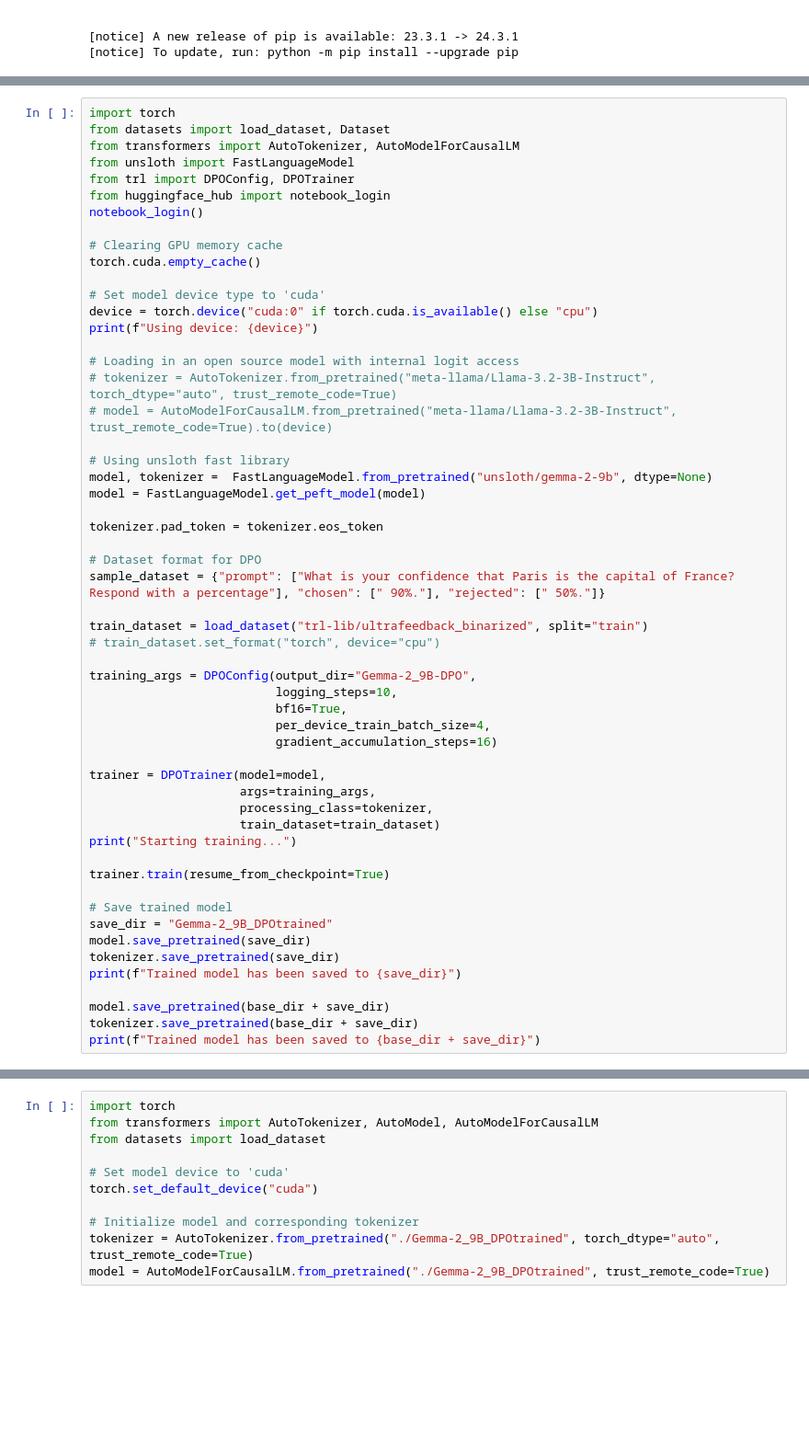
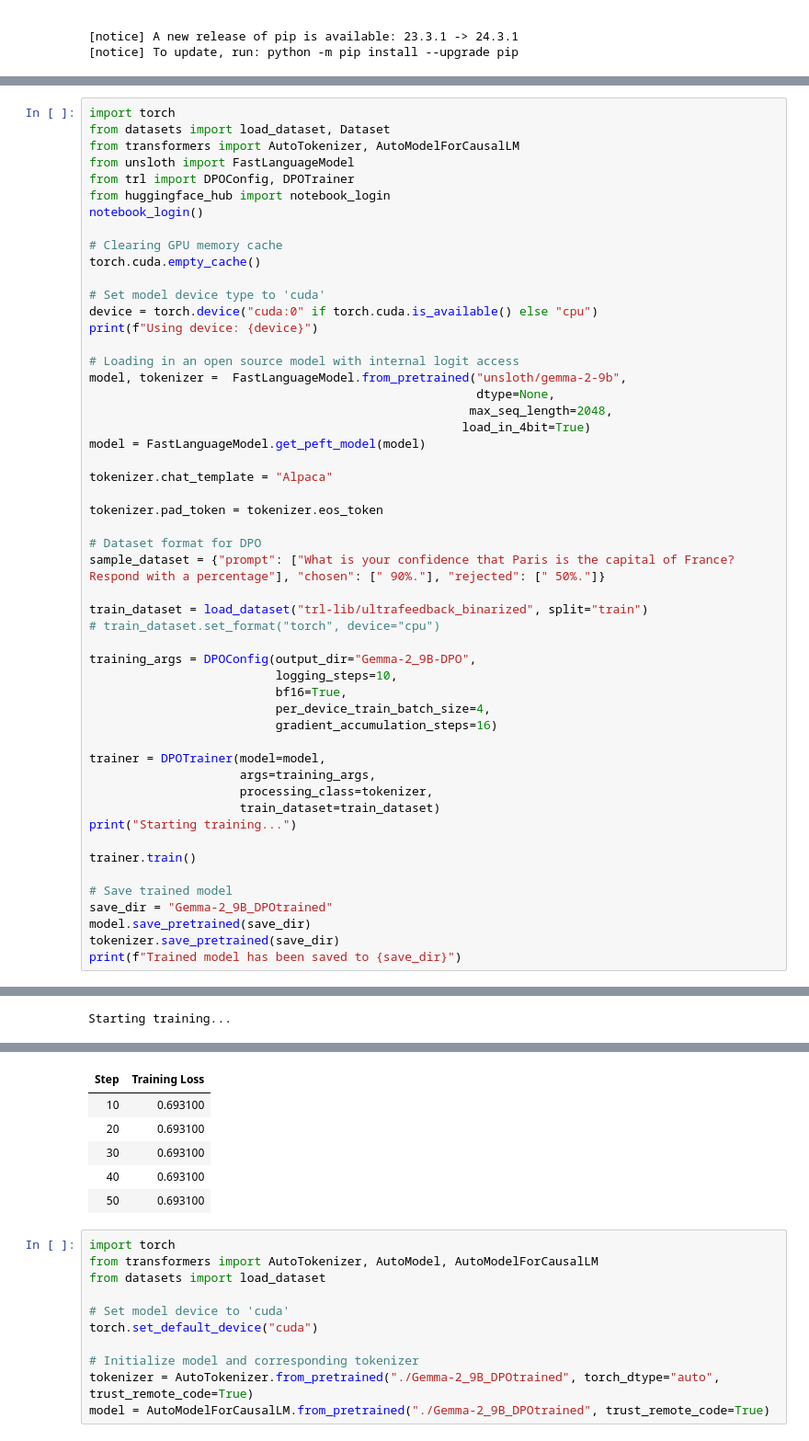
Before and after one commit to Treasure-Mayowa/DCA-Training, a Jupyter notebook: Gemma2_DPO_Trainer.ipynb, the cells around one changed output, grey strips where cells are left out. Shown at 92% size. Drawn from its saved outputs; the diff is of its cells as text; blank space fills up the shorter version.

```diff
--- a/Gemma2_DPO_Trainer.ipynb
+++ b/Gemma2_DPO_Trainer.ipynb
@@ -64,12 +66,13 @@ device = torch.device("cuda:0" if torch.cuda.is_available() else "cpu")
 print(f"Using device: {device}")
 
 # Loading in an open source model with internal logit access
-# tokenizer = AutoTokenizer.from_pretrained("meta-llama/Llama-3.2-3B-Instruct", torch_dtype="auto", trust_remote_code=True)
-# model = AutoModelForCausalLM.from_pretrained("meta-llama/Llama-3.2-3B-Instruct", trust_remote_code=True).to(device)
+model, tokenizer =  FastLanguageModel.from_pretrained("unsloth/gemma-2-9b",
+                                                      dtype=None,
+                                                     max_seq_length=2048,
+                                                    load_in_4bit=True)
+model = FastLanguageModel.get_peft_model(model)
 
-# Using unsloth fast library
-model, tokenizer =  FastLanguageModel.from_pretrained("unsloth/gemma-2-9b", dtype=None)
-model = FastLanguageModel.get_peft_model(model)
+tokenizer.chat_template = "Alpaca"
 
 tokenizer.pad_token = tokenizer.eos_token
 
@@ -91,17 +94,13 @@ trainer = DPOTrainer(model=model,
                      train_dataset=train_dataset)
 print("Starting training...")
 
-trainer.train(resume_from_checkpoint=True)
+trainer.train()
 
 # Save trained model
 save_dir = "Gemma-2_9B_DPOtrained"
 model.save_pretrained(save_dir)
 tokenizer.save_pretrained(save_dir)
 print(f"Trained model has been saved to {save_dir}")
-
-model.save_pretrained(base_dir + save_dir)
-tokenizer.save_pretrained(base_dir + save_dir)
-print(f"Trained model has been saved to {base_dir + save_dir}")
 # %% [output]
 🦥 Unsloth: Will patch your computer to enable 2x faster free finetuning.
 Unsloth: Your Flash Attention 2 installation seems to be broken?
@@ -124,0 +125 @@ Unsloth: Fast downloading is enabled - ignore downloading bars which are red col
+Starting training...
@@ -125,3 +144,9 @@ Unsloth: Fast downloading is enabled - ignore downloading bars which are red col
+| Step | Training Loss |
+| 10 | 0.693100 |
+| 20 | 0.693100 |
+| 30 | 0.693100 |
+| 40 | 0.693100 |
+| 50 | 0.693100 |
 # %%
 import torch
 from transformers import AutoTokenizer, AutoModel, AutoModelForCausalLM
```
Also changed, not shown: parts of 2 cells of this notebook.
